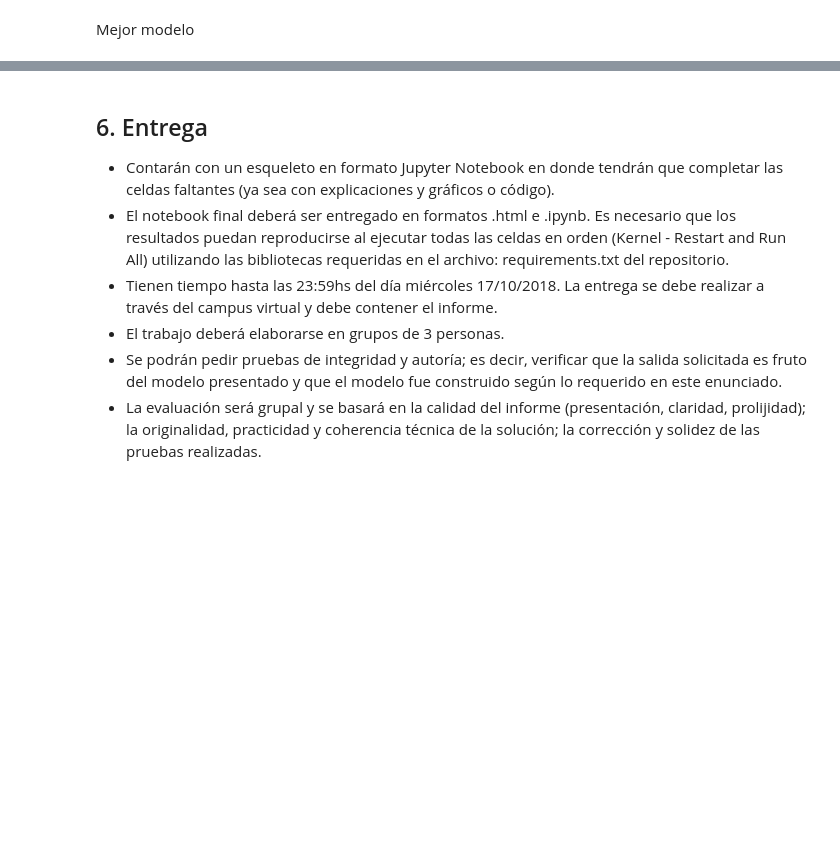
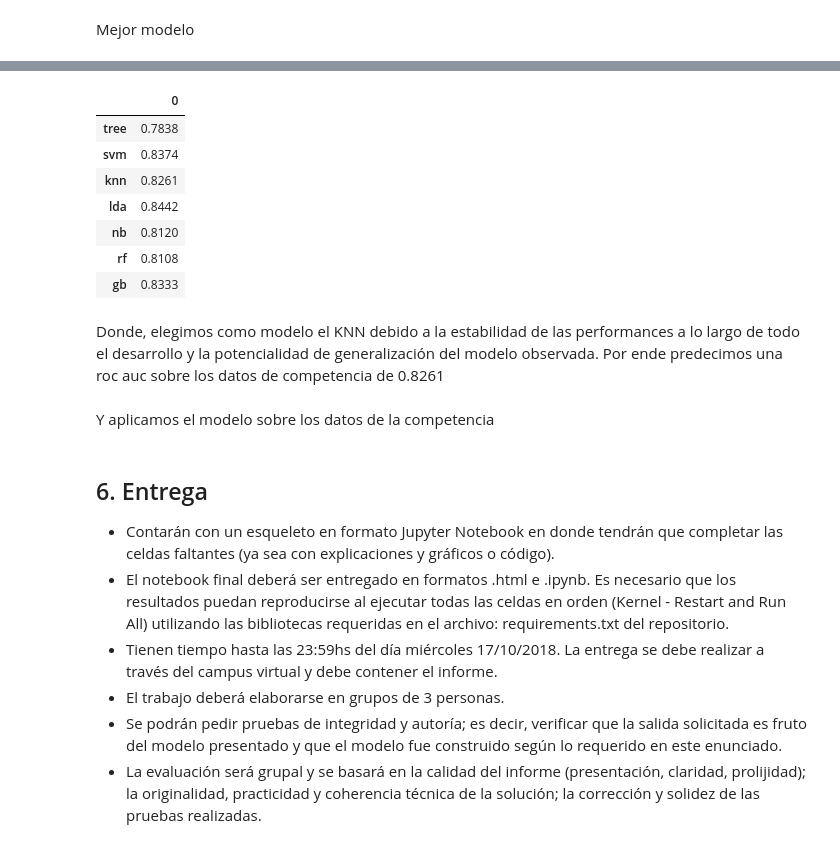
Before and after one commit to stellasm/repo_aa, a Jupyter notebook: TP1/TP1_integrado.ipynb, the cells around one changed output, grey strips where cells are left out. Cells and saved outputs as stored; diff of their text form; code cells hidden in the pictures; blank space fills up the shorter version.

```diff
--- a/TP1/TP1_integrado.ipynb
+++ b/TP1/TP1_integrado.ipynb
@@ -1896,0 +1891,20 @@ Otra cosa que se puede hacer es ver si el set de hold out tiene la misma info qu
+# %%
+models = ['tree', 'svm', 'knn', 'lda', 'nb', 'rf', 'gb']
+scores_heldout = []
+for mod in models:
+    scores_heldout.append(eval('score_heldout_%s' % mod))
+# %%
+pd.DataFrame(scores_heldout, index=models)
+# %% [output]
+|  | 0 |
+| tree | 0.7838 |
+| svm | 0.8374 |
+| knn | 0.8261 |
+| lda | 0.8442 |
+| nb | 0.8120 |
+| rf | 0.8108 |
+| gb | 0.8333 |
+# %% [markdown]
+Donde, elegimos como modelo el KNN debido a la estabilidad de las performances a lo largo de todo el desarrollo y la potencialidad de generalización del modelo observada. Por ende predecimos una roc auc sobre los datos de competencia de 0.8261
+# %% [markdown]
+Y aplicamos el modelo sobre los datos de la competencia
```
Also changed, not shown: parts of 10 cells of this notebook.
